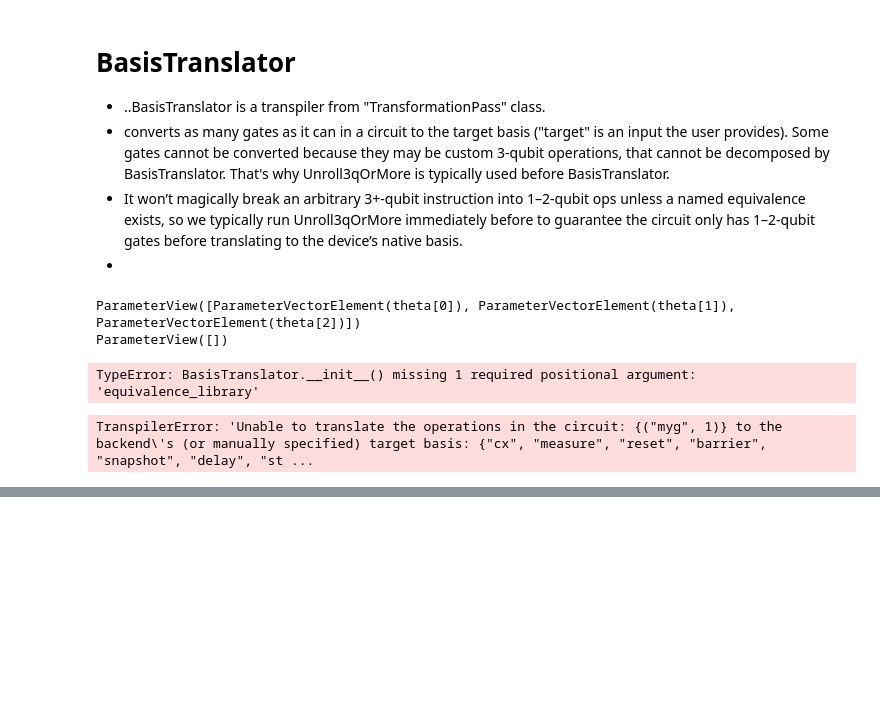
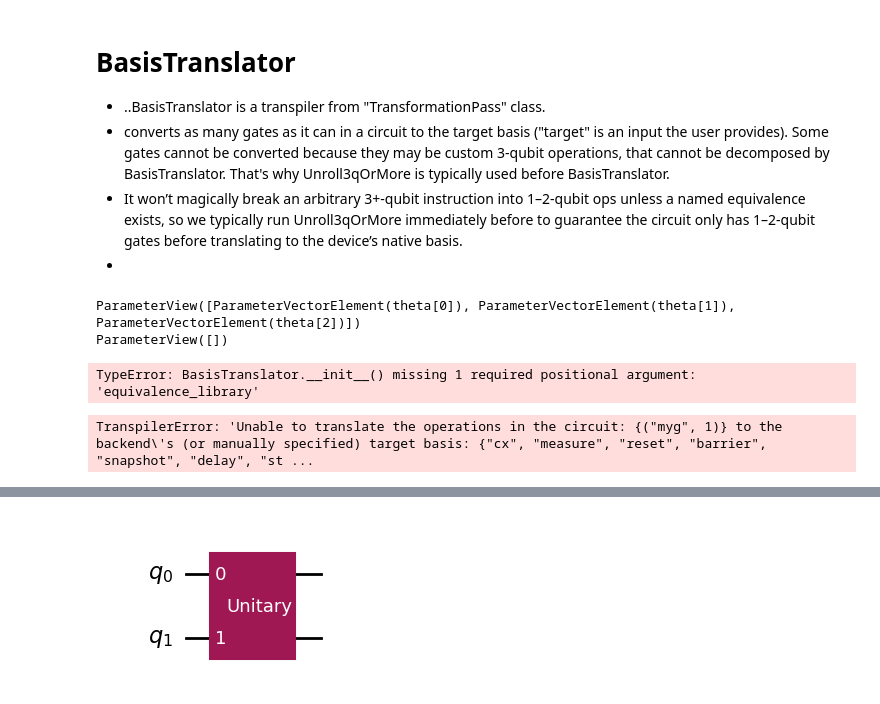
Before and after one commit to makansij/IBM_Certified_Quantum_Computation_QisKit_v2, a Jupyter notebook: Pearson_Review-Module_3.3.ipynb, the cells around one changed output, grey strips where cells are left out. Saved outputs shown, nothing was run; the diff lists cells and outputs as text; code cells hidden in the pictures; blank space fills up the shorter version.

```diff
--- a/Pearson_Review-Module_3.3.ipynb
+++ b/Pearson_Review-Module_3.3.ipynb
@@ -235,0 +378,10 @@ TranspilerError: 'Unable to translate the operations in the circuit: {("myg", 1)
+# %%
+from qiskit import QuantumCircuit
+from qiskit.quantum_info import Pauli, Operator
+
+qc = QuantumCircuit(2)
+gate_XI = Operator(Pauli('XI'))    # 2-qubit unitary for X⊗I
+qc.append(gate_XI, [0, 1])
+qc.draw('mpl')
+# %% [output]
+[figure, added]
```
Also changed, not shown: parts of 15 cells of this notebook, 3 other files.
